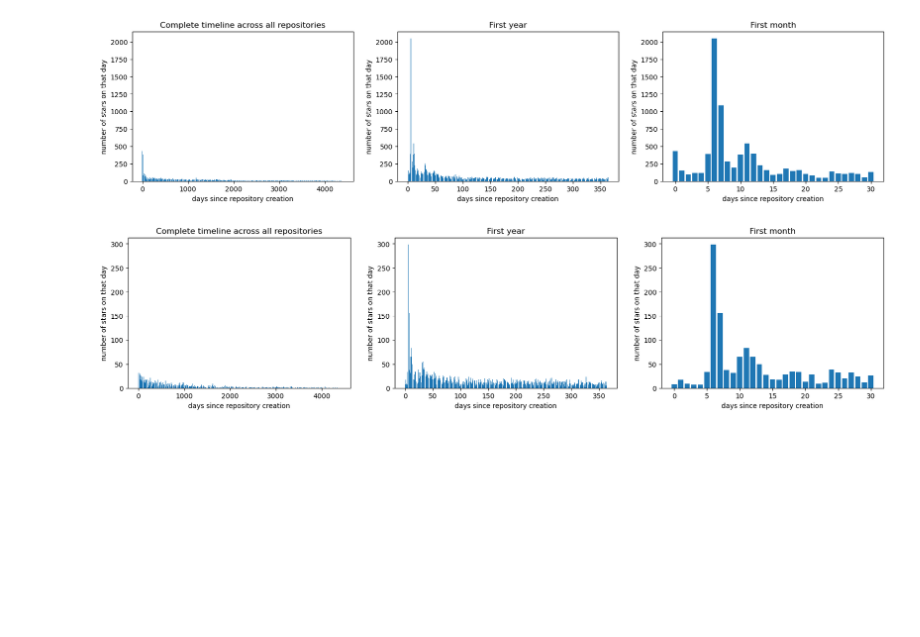
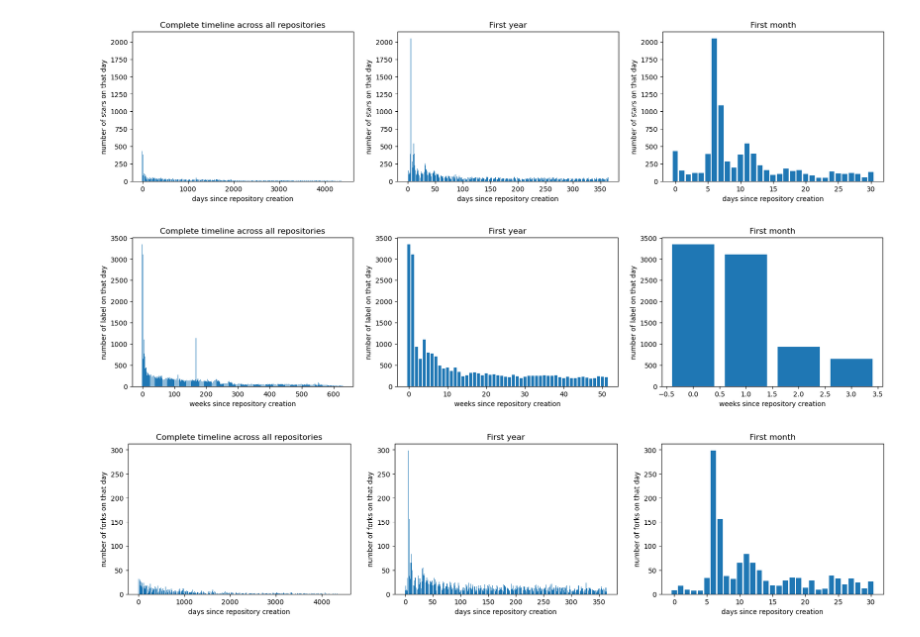
Before and after one commit to softwaresaved/rse-repo-analysis, a Jupyter notebook: analysis/github.ipynb, the cells around one changed output. Drawn from its saved outputs; the diff is of its cells as text; code cells hidden in the pictures; blank space fills up the shorter version.

```diff
--- a/analysis/github.ipynb
+++ b/analysis/github.ipynb
@@ -100,15 +101,47 @@ def plot_against_days_since_creation(df, column_name):
     plt.title("First month")
 
     plt.show()
+# %%
+def plot_against_weeks_since_creation(df, column_name, label):
+    """Plots number of markers set on all days since creation (total, one year, one month).
+
+    Args:
+        df (pd.DataFrame): input dataframe
+        column_name (str): name of column with days since creation info
+        label (str): what number we are looking at
+    """
+    df[f"weekly_{column_name}"] = df[column_name]//7
+    counted = df.groupby(f"weekly_{column_name}").count()
+    fig = plt.figure(figsize=(20, 4))
+    plt.subplot(131)
+    plt.bar(counted.index, counted.github_user_cleaned_url)
+    plt.xlabel("weeks since repository creation")
+    plt.ylabel(f"number of label on that day")
+    plt.title("Complete timeline across all repositories")
+
+    plt.subplot(132)
+    plt.bar(counted.index[:52], counted.github_user_cleaned_url[:52])
+    plt.xlabel("weeks since repository creation")
+    plt.ylabel(f"number of label on that day")
+    plt.title("First year")
+
+    plt.subplot(133)
+    plt.bar(counted.index[:4], counted.github_user_cleaned_url[:4])
+    plt.xlabel("weeks since repository creation")
+    plt.ylabel(f"number of label on that day")
+    plt.title("First month")
+
+    plt.show()
 # %%
 data_dir = "../data/analysis"
 # %%
 metadata = pd.read_csv(os.path.join(data_dir, "metadata.csv"), index_col=0)
-metadata.created_at = pd.to_datetime(metadata.created_at)
+metadata.created_at = pd.to_datetime(metadata.created_at, utc=True)
+metadata.rename(columns={"created_at": "repo_created_at"}, inplace=True)
 stars = pd.read_csv(os.path.join(data_dir, "stars.csv"), index_col=0)
-stars.date = pd.to_datetime(stars.date)
+stars.date = pd.to_datetime(stars.date, utc=True)
 # %%
 df = pd.merge(metadata, stars, on="github_user_cleaned_url")
 df.dropna(subset=["date"], inplace=True)
-df["starred_on_day_since_creation"] = (df.date - df.created_at).dt.days
+df["starred_on_day_since_creation"] = (df.date - df.repo_created_at).dt.days
 # %%
@@ -116,4 +149,8 @@ plot_against_days_since_creation(df, "starred_on_day_since_creation")
 # %% [output]
 [figure]
+# %%
+plot_against_weeks_since_creation(df, "starred_on_day_since_creation", "stars")
+# %% [output]
+[figure, added]
 # %%
 forks = pd.read_csv(os.path.join(data_dir, "forks.csv"), index_col=0)
```
Also changed, not shown: parts of 32 cells of this notebook, 1 other file.
